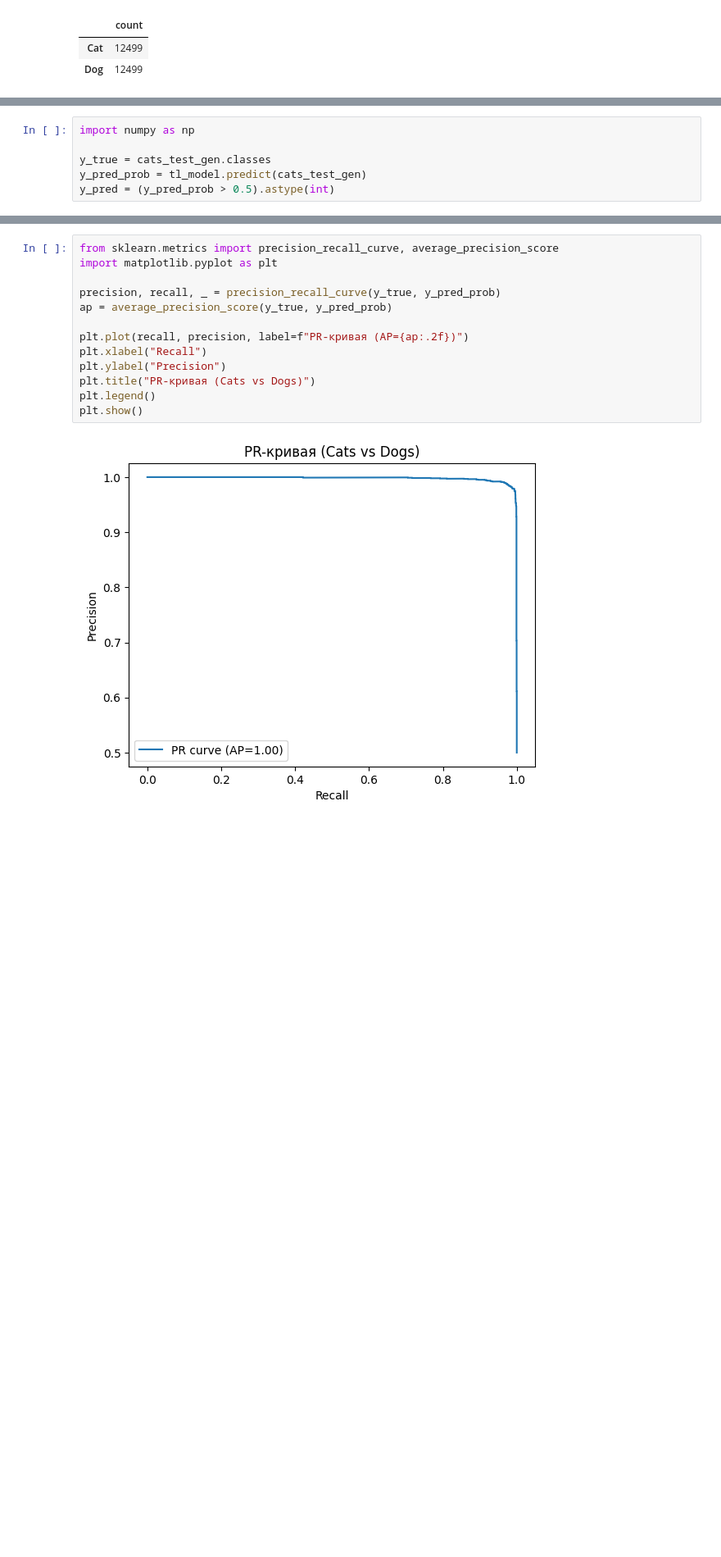
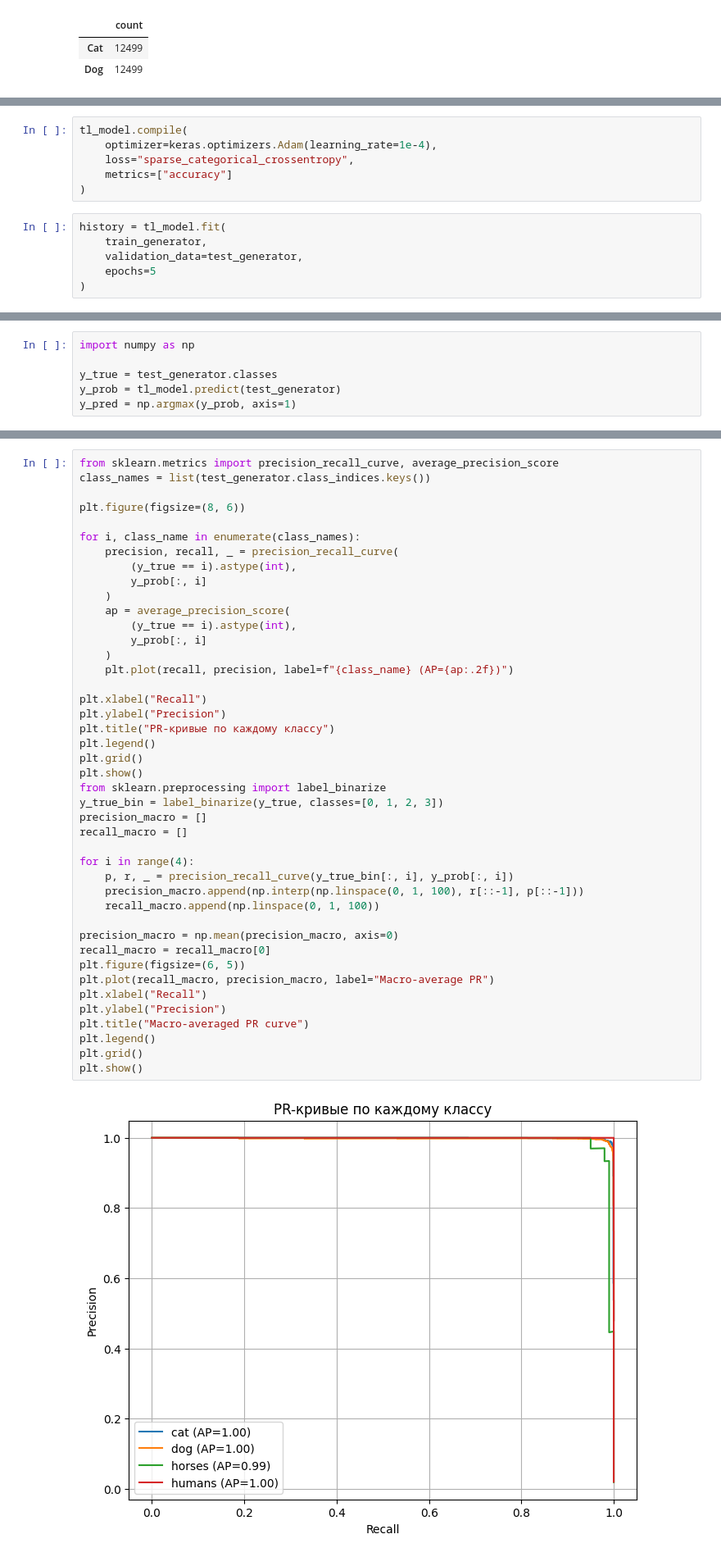
Before and after one commit to ShinNouzen123098/ml_lab_3, a Jupyter notebook: ML_lab_3.ipynb, the cells around one changed output, grey strips where cells are left out. Shown at 82% size. Saved outputs shown, nothing was run; the diff lists cells and outputs as text; blank space fills up the shorter version.

```diff
--- a/ML_lab_3.ipynb
+++ b/ML_lab_3.ipynb
@@ -358,0 +255,12 @@ Epoch 5/5
+# %%
+tl_model.compile(
+    optimizer=keras.optimizers.Adam(learning_rate=1e-4),
+    loss="sparse_categorical_crossentropy",
+    metrics=["accuracy"]
+)
+# %%
+history = tl_model.fit(
+    train_generator,
+    validation_data=test_generator,
+    epochs=5
+)
@@ -359,7 +278,7 @@ Epoch 5/5
 # %%
 import numpy as np
 
-y_true = cats_test_gen.classes
-y_pred_prob = tl_model.predict(cats_test_gen)
-y_pred = (y_pred_prob > 0.5).astype(int)
+y_true = test_generator.classes
+y_prob = tl_model.predict(test_generator)
+y_pred = np.argmax(y_prob, axis=1)
 # %% [output]
@@ -388,15 +310,45 @@ F1: 0.9216530348687043
 # %%
 from sklearn.metrics import precision_recall_curve, average_precision_score
-import matplotlib.pyplot as plt
+class_names = list(test_generator.class_indices.keys())
 
-precision, recall, _ = precision_recall_curve(y_true, y_pred_prob)
-ap = average_precision_score(y_true, y_pred_prob)
+plt.figure(figsize=(8, 6))
 
-plt.plot(recall, precision, label=f"PR-кривая (AP={ap:.2f})")
+for i, class_name in enumerate(class_names):
+    precision, recall, _ = precision_recall_curve(
+        (y_true == i).astype(int),
+        y_prob[:, i]
+    )
+    ap = average_precision_score(
+        (y_true == i).astype(int),
+        y_prob[:, i]
+    )
+    plt.plot(recall, precision, label=f"{class_name} (AP={ap:.2f})")
+
 plt.xlabel("Recall")
 plt.ylabel("Precision")
-plt.title("PR-кривая (Cats vs Dogs)")
+plt.title("PR-кривые по каждому классу")
 plt.legend()
+plt.grid()
 plt.show()
+from sklearn.preprocessing import label_binarize
+y_true_bin = label_binarize(y_true, classes=[0, 1, 2, 3])
+precision_macro = []
+recall_macro = []
+
+for i in range(4):
+    p, r, _ = precision_recall_curve(y_true_bin[:, i], y_prob[:, i])
+    precision_macro.append(np.interp(np.linspace(0, 1, 100), r[::-1], p[::-1]))
+    recall_macro.append(np.linspace(0, 1, 100))
+
+precision_macro = np.mean(precision_macro, axis=0)
+recall_macro = recall_macro[0]
+plt.figure(figsize=(6, 5))
+plt.plot(recall_macro, precision_macro, label="Macro-average PR")
+plt.xlabel("Recall")
+plt.ylabel("Precision")
+plt.title("Macro-averaged PR curve")
+plt.legend()
+plt.grid()
+plt.show()
 # %% [output]
-[figure, old version]
+[figure, new version]
```
Also changed, not shown: parts of 26 cells of this notebook.
